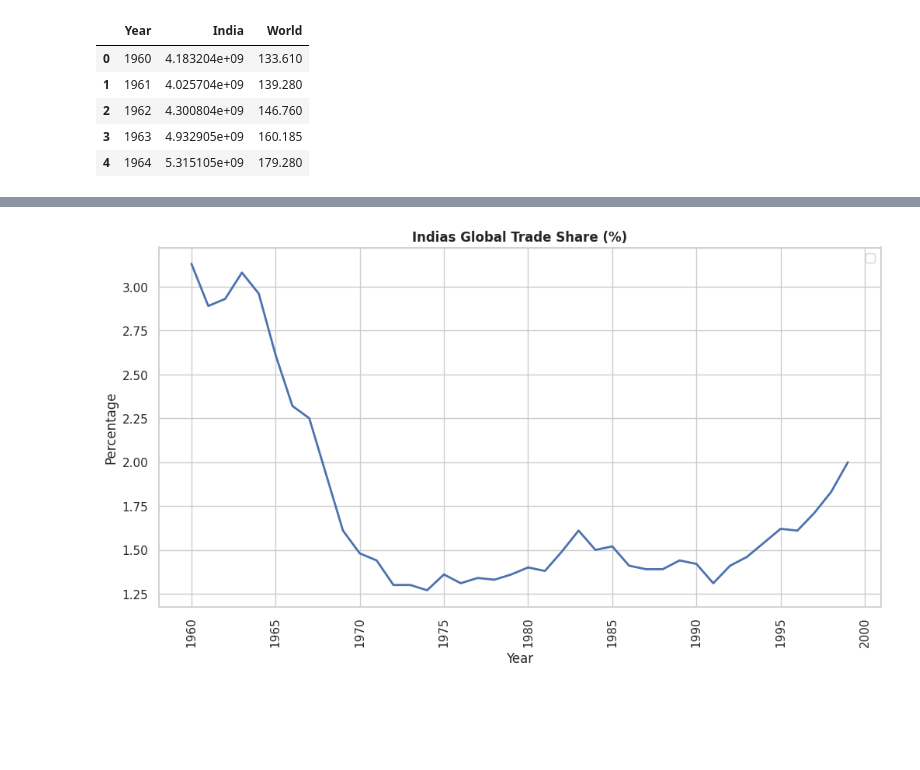
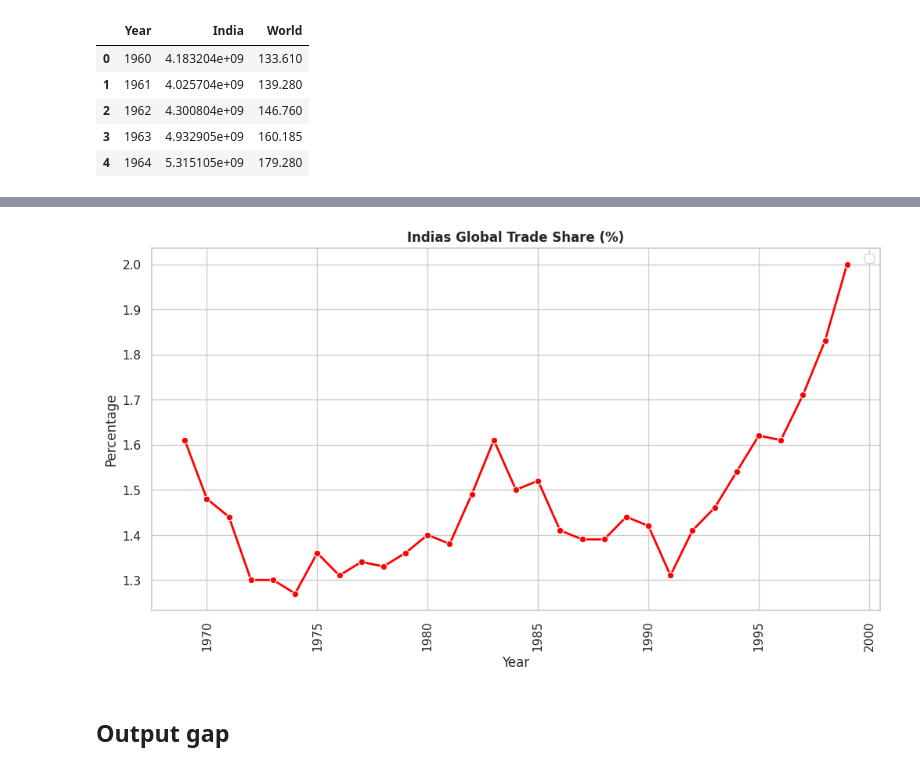
Before and after one commit to yashshahi/India_trade-1960-1999-, a Jupyter notebook: potential_gdp.ipynb, the cells around one changed output, grey strips where cells are left out. Saved outputs shown, nothing was run; the diff lists cells and outputs as text; code cells hidden in the pictures; blank space fills up the shorter version.

```diff
--- a/potential_gdp.ipynb
+++ b/potential_gdp.ipynb
@@ -354,4 +354,4 @@ India_World['India']=(India_World['India']/10**9)
 # %%
 India_World['Percentage']=round((India_World['India']/India_World['World'])*100,2)
 # %%
-India_World.head()
+India_World=India_World.iloc[9:,:]
@@ -365,17 +358,19 @@ India_World.head()
 # %%
 sns.set_theme(style='whitegrid')
 plt.figure(figsize=(12,6))
-sns.lineplot(x='Year',y='Percentage',data=India_World,markers='o',linewidth=2)
+sns.lineplot(x='Year',y='Percentage',data=India_World,marker='o',linewidth=2,color='red')
 
 #x and y axis
 plt.title('Indias Global Trade Share (%)',fontweight='bold')
 plt.xlabel('Year')
 plt.ylabel('Percentage')
 
 plt.xticks(rotation=90)
 
 plt.savefig('Indias global trade share', dpi=300, bbox_inches='tight')
 plt.legend()
 plt.show()
 # %% [output]
-[figure, old version]
+[figure, new version]
+# %% [markdown]
+## Output gap
```
Also changed, not shown: parts of 2 cells of this notebook.
